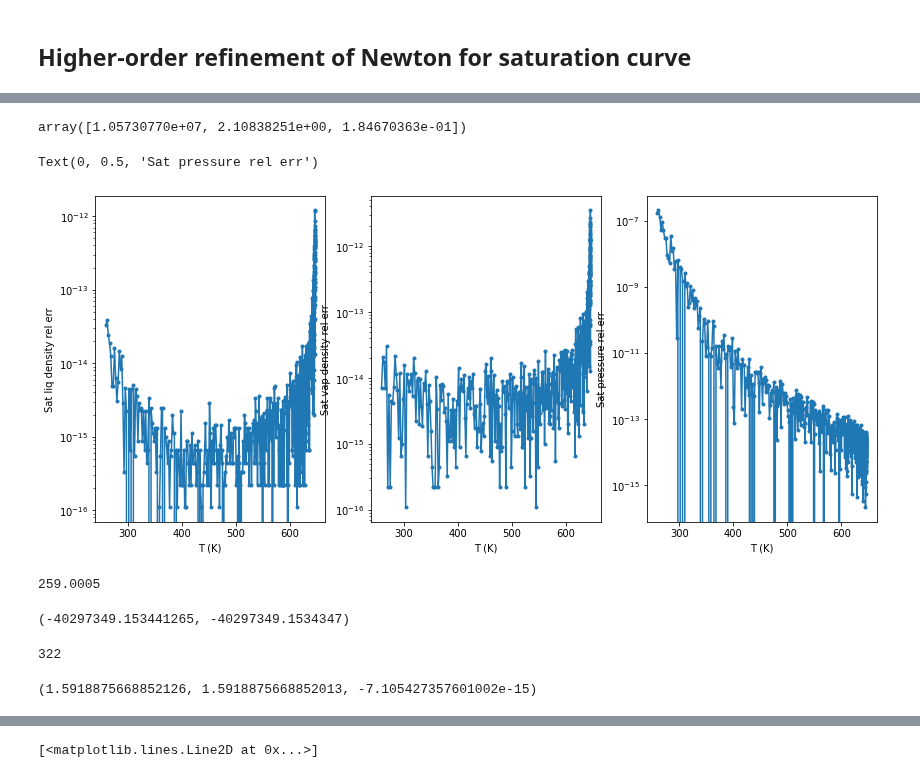
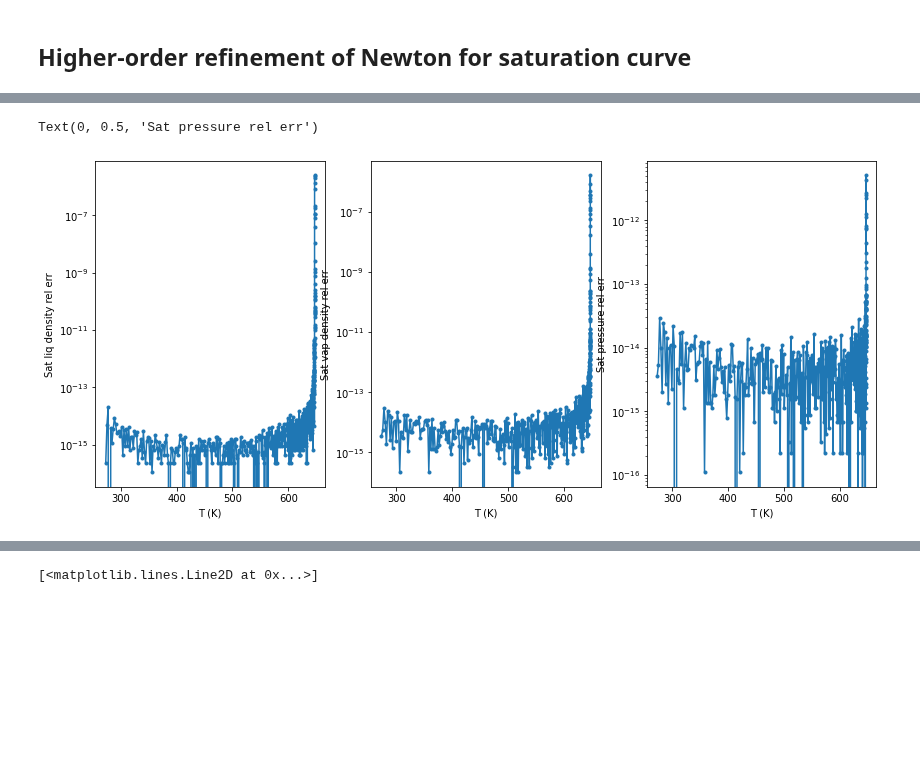
Before and after one commit to fredriclam/iapws95_light, a Jupyter notebook: water_tester.ipynb, the cells around one changed output, grey strips where cells are left out. Cells and saved outputs as stored; diff of their text form; code cells hidden in the pictures; blank space fills up the shorter version.

Commit message:
Add Kahan summation version of phir_all (may not be important), and change psat compute (using liquid to using vapour)

```diff
--- a/water_tester.ipynb
+++ b/water_tester.ipynb
@@ -396,22 +450,22 @@ from types import SimpleNamespace as Namespace
 # %%
-def prho_loc_newton(t):
+def prho_loc_newton(t, num_iter=12):
   ''' Saturation properties using 10-step Newton. '''
   satl_powsb = np.array([
     1/3, 2/3, 5/3,
     16/3, 43/3, 110/3])
-  satl_coeffsb = np.array([
-    1.99206, 1.10123, -5.12506e-1, -1.75263, -45.4485, -6.75615e5])
-  satv_powsc = np.array([0.33333333, 0.66666667, 1.33333333, 3.0,
-    6.16666667, 11.83333333])
-  satv_coeffsc = np.array([-2.02957, -2.68781, -5.38107, -17.3151,
-    -44.6384, -64.3486])
+  satl_coeffsb = np.array([1.992_740_64, 1.099_653_42, -0.510_839_303,
+  -1.754_934_79, -45.517_035_2, -6.746_944_50e5])
+  satv_powsc = np.array([1/3, 2/3, 4/3, 3.0,
+    37/6, 71/6])
+  satv_coeffsc = np.array([-2.031_502_40, -2.683_029_40, -5.386_264_92,
+  -17.299_160_5, -44.758_658_1, -63.920_106_3])
   saulwa_satl = 1.0 + np.sum(satl_coeffsb \
     * np.expand_dims(1 - 1.0/t,axis=-1) ** satl_powsb, axis=-1)
   saulwa_satv = np.exp(np.sum(satv_coeffsc * (1 - 1.0/t) ** satv_powsc))
 
   d0 = saulwa_satl
   d1 = saulwa_satv
-  for i in range(10):
+  for i in range(num_iter):
     # Compute phi derivative values
     _phirall_0 = Namespace(**float_phi_functions.fused_phir_all(d0, t))
     _phirall_1 = Namespace(**float_phi_functions.fused_phir_all(d1, t))
@@ -433,9 +487,9 @@ def prho_loc_newton(t):
     d0 += step0
     d1 += step1
 
-  _phir_d0 = float_phi_functions.fused_phir_all(d0, t)["phir_d"]
+  _phir_d1 = float_phi_functions.fused_phir_all(d1, t)["phir_d"]
   # Return psat, rho_satl, rho_satv, last_newton_step, residual
-  p = d0 * (1.0 + d0 * _phir_d0) * iapws95_light.rhoc * iapws95_light.R * iapws95_light.Tc / t
+  p = d1 * (1.0 + d1 * _phir_d1) * iapws95_light.rhoc * iapws95_light.R * iapws95_light.Tc / t
 
   return np.array([p, d0, d1])
 # %%
@@ -591,54 +645,49 @@ def wrapped_prho_cython(t):
 
 # stepinfo = float_phi_functions.prho_sat_stepinfo(iapws95_light.Tc/ t)
 # stepinfo
-# %%
-t = 1.1
-# prho_loc(t), prho_ref(t),
-wrapped_prho_cython(t)
-# %% [output]
-array([1.05730770e+07, 2.10838251e+00, 1.84670363e-01])
 # %%
 ''' Saturation values test, copied '''
 
 # T_samples = iapws95_light.Tc - 1.0 + 0* 0.1e-3 - (iapws95_light.Tc - 0.5e-3 - 260) * np.linspace(0,1,500)**3
+# [Ttriple, Tc - 0.1 mK]
+T_samples = iapws95_light.Tc - 0.1e-3 - (iapws95_light.Tc - 0.1e-3 - 273.16) * np.linspace(0,1,500)**3
 # [Ttriple, Tc - 1 mK]
-T_samples = iapws95_light.Tc - 0.1e-3 - (iapws95_light.Tc - 0.5e-3 - 260) * np.linspace(0,1,500)**3
-# T_samples = np.array([273.15-5, 273.15-0])
-# psat_lp, rho_satl_lp, rho_satv_lp = np.array(list(zip(*
-#   [float_phi_functions.prho_sat_lowprec(T).values() for T in T_samples])))
-# psat_hp, rho_satl_hp, rho_satv_hp = np.array(list(zip(*
-#   [float_phi_functions.prho_sat(T).values() for T in T_samples])))
-# rho_satl_lp, rho_satv_lp = np.array(list(zip(*
-  # [prho_loc_newton(iapws95_light.Tc/T) for T in T_samples])))
+# T_samples = iapws95_light.Tc - 1e-3 - (iapws95_light.Tc - 1e-3 - 273.16) * np.linspace(0,1,500)**3
+# [Ttriple, Tc - 1 K]
+# T_samples = iapws95_light.Tc - 1.0 - (iapws95_light.Tc - 1e-3 - 273.16) * np.linspace(0,1,500)**3
+
+# p_sat_lp, rho_satl_lp, rho_satv_lp = np.array(list(zip(*
+  # [prho_loc(iapws95_light.Tc/T) for T in T_samples])))
 p_sat_lp, rho_satl_lp, rho_satv_lp = np.array(list(zip(*
-  [prho_loc(iapws95_light.Tc/T) for T in T_samples])))
+  [wrapped_prho_cython(iapws95_light.Tc/T) for T in T_samples])))
+
 # p_sat_new, rho_satl_new, rho_satv_new = np.array(list(zip(*
 #   [prho_loc(iapws95_light.Tc/T) for T in T_samples])))
 # p_sat_new2, rho_satl_new2, rho_satv_new2 = np.array(list(zip(*
 #   [prho_loc2(iapws95_light.Tc/T) for T in T_samples])))
 # # High-precision from many Newton iterations
 p_sat_hp, rho_satl_hp, rho_satv_hp = np.array(list(zip(*
   [prho_loc_newton(iapws95_light.Tc/T) for T in T_samples])))
 
 plt.figure(figsize=(14,6))
 plt.subplot(1,3,1)
 plt.semilogy(T_samples, np.abs(rho_satl_lp/rho_satl_hp-1.0), '.-')
 # plt.semilogy(T_samples, np.abs(rho_satl_new/rho_satl_hp-1.0), '.-')
 # plt.semilogy(T_samples, np.abs(rho_satl_new2/rho_satl_hp-1.0), '.-')
 plt.xlabel("T (K)")
 plt.ylabel("Sat liq density rel err")
 plt.subplot(1,3,2)
 plt.semilogy(T_samples, np.abs(rho_satv_lp/rho_satv_hp-1.0), '.-')
 # plt.semilogy(T_samples, np.abs(rho_satv_new/rho_satv_hp-1.0), '.-')
 # plt.semilogy(T_samples, np.abs(rho_satv_new2/rho_satv_hp-1.0), '.-')
 plt.xlabel("T (K)")
 plt.ylabel("Sat vap density rel err")
 plt.subplot(1,3,3)
 plt.semilogy(T_samples, np.abs(p_sat_lp/p_sat_hp-1.0), '.-')
 # plt.semilogy(T_samples, np.abs(p_sat_new/p_sat_hp-1.0), '.-')
 # plt.semilogy(T_samples, np.abs(p_sat_new2/p_sat_hp-1.0), '.-')
 plt.xlabel("T (K)")
 plt.ylabel("Sat pressure rel err")
 # %% [output]
 Text(0, 0.5, 'Sat pressure rel err')
-[figure, old version]
+[figure, new version]
@@ -650,30 +693,0 @@ rho_satl_lp[0]/rhoc , rho_satv_lp[0]/rhoc
-# %%
-T_samples[-1]
-# %% [output]
-259.0005
-# %%
-i = -1
-float_phi_functions.fused_phir_all(rho_satl_lp[i]/rhoc, Tc/T_samples[i])["phir_d"], \
-  float_phi_functions.fused_phir_all(rho_satl_hp[i]/rhoc, Tc/T_samples[i])["phir_d"], \
-  float_phi_functions.fused_phir_all(rho_satv_lp[i]/rhoc, Tc/T_samples[i])["phir_d"], \
-  float_phi_functions.fused_phir_all(rho_satv_hp[i]/rhoc, Tc/T_samples[i])["phir_d"]
-# %% [output]
-(-40297349.153441265, -40297349.1534347)
-# %%
-iapws95_light.rhoc
-# %% [output]
-322
-# %%
-i = -1
-
-_t = Tc/T_samples[i]
-_d0 = rho_satv_lp[i] / rhoc
-_phir_d0 = float_phi_functions.fused_phir_all(_d0, _t)["phir_d"]
-p_newton = _d0 * (1.0 + _d0 * _phir_d0) * iapws95_light.rhoc * iapws95_light.R * iapws95_light.Tc / t
-
-_d0 = rho_satv_hp[i] / rhoc
-_phir_d0 = float_phi_functions.fused_phir_d_phir_dd(_d0, _t)["first"]
-p_test = _d0 * (1.0 + _d0 * _phir_d0) * iapws95_light.rhoc * iapws95_light.R * iapws95_light.Tc / t
-p_newton, p_test, p_test/p_newton - 1
-# %% [output]
-(1.5918875668852126, 1.5918875668852013, -7.105427357601002e-15)
```
Also changed, not shown: parts of 16 cells of this notebook, 3 other files.
